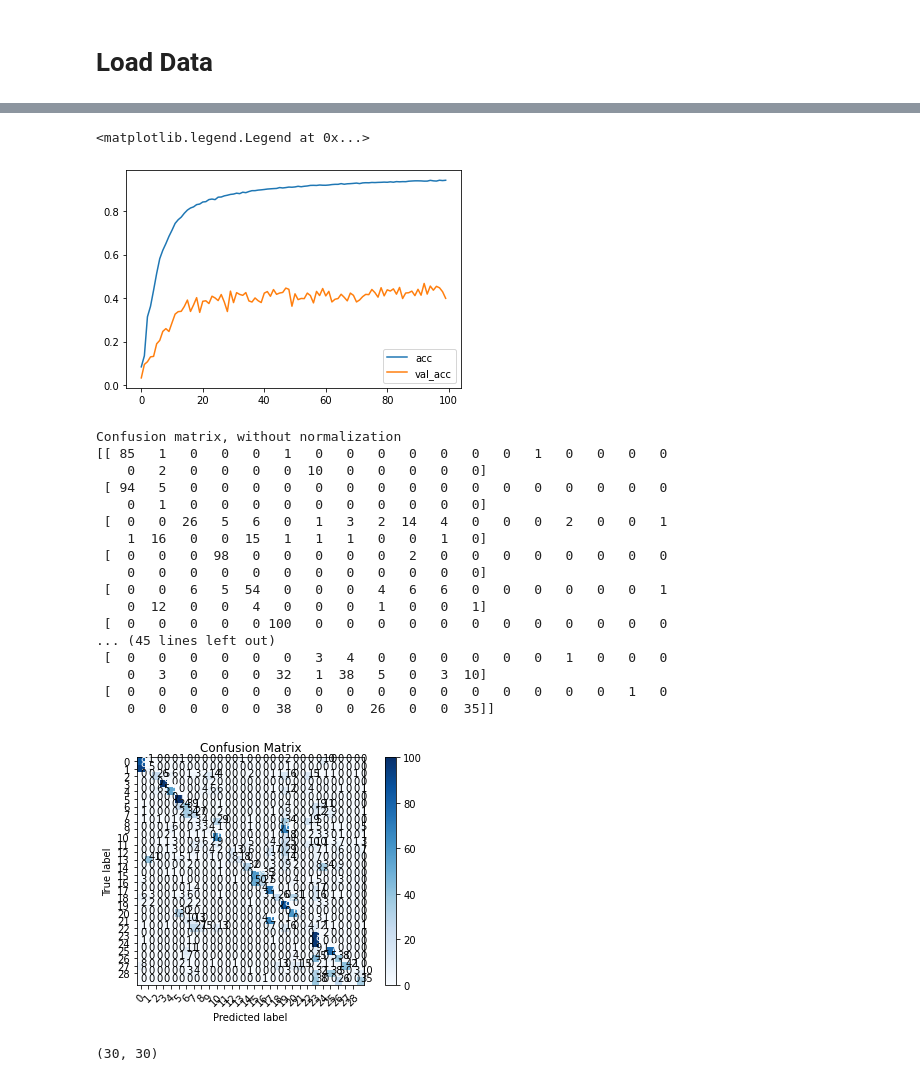
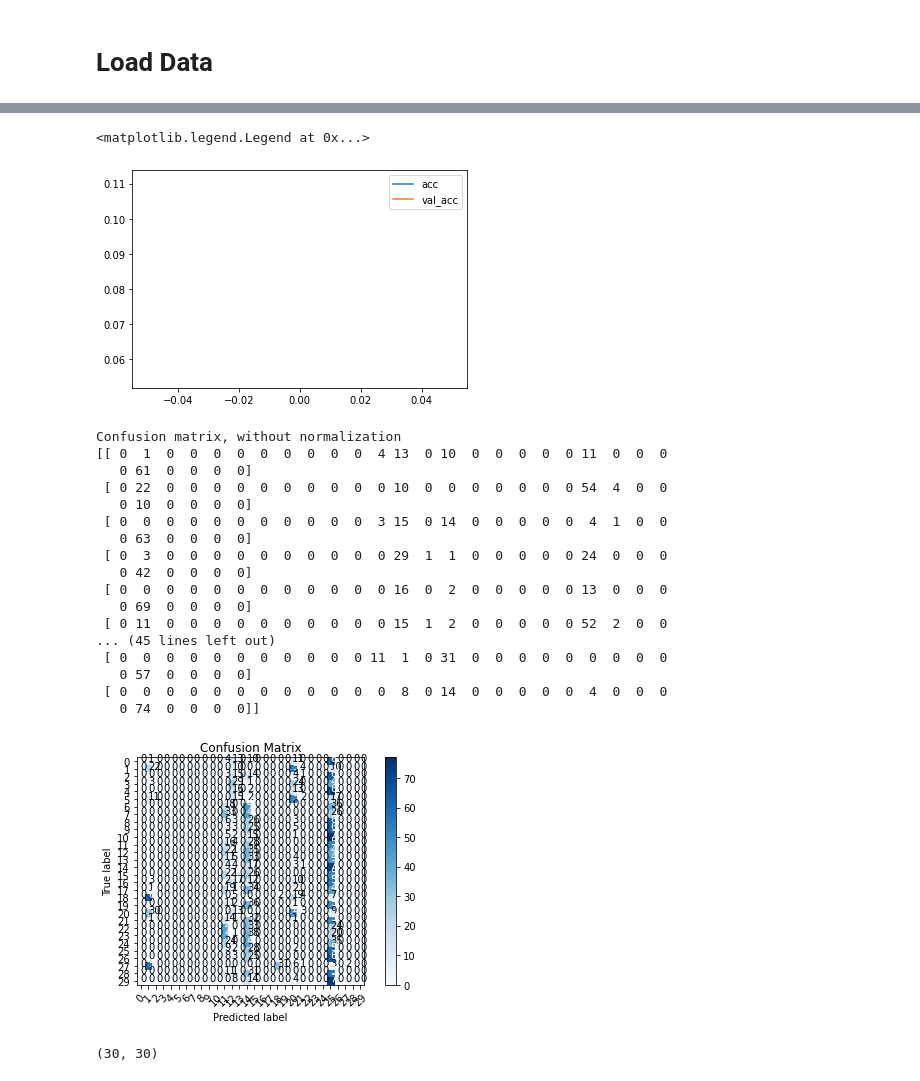
Before and after one commit to FLC-ML/practicespace, a Jupyter notebook: Time_Series_classification.ipynb, the cells around one changed output, grey strips where cells are left out. Saved outputs shown, nothing was run; the diff lists cells and outputs as text; code cells hidden in the pictures.

```diff
--- a/Time_Series_classification.ipynb
+++ b/Time_Series_classification.ipynb
@@ -80,7 +112,9 @@ new x shape: (60000, 1000, 1)
 # %%
 ### Build the Model
 i = Input(shape=X_train[0].shape)
-x = LSTM(100)(i)
+x = LSTM(1000, return_sequences=True)(i)
+x = GlobalMaxPool1D()(x) # Need to use strided convolutions instead.
 x = Dense(30, activation='softmax')(x)
 
 model = Model(i, x)
+model.summary()
@@ -89,5 +140,5 @@ model = Model(i, x)
 model.compile(optimizer='adam',
               loss='sparse_categorical_crossentropy',
               metrics=['accuracy'])
-r = model.fit(X_train, y_train, validation_data=(X_test, y_test), epochs=100)
+r = model.fit(X_train, y_train, validation_data=(X_test, y_test), epochs=1)
 # %% [output]
@@ -123,7 +158,7 @@ plt.plot(r.history['val_accuracy'], label='val_acc')
 plt.legend()
 # %% [output]
 <matplotlib.legend.Legend at 0x...>
-[figure, old version]
+[figure, new version]
 # %%
 # Plot confusion matrix
 def plot_confusion_matrix(cm, classes,
@@ -137,48 +172,48 @@ def plot_confusion_matrix(cm, classes,
     else:
         print('Confusion matrix, without normalization')
 
     print(cm)
 
     plt.imshow(cm, interpolation='nearest', cmap=cmap)
     plt.title(title)
     plt.colorbar()
     tick_marks = np.arange(len(classes))
     plt.xticks(tick_marks, classes, rotation=45)
     plt.yticks(tick_marks, classes)
 
     fmt = '.2f' if normalize else 'd'
     thresh = cm.max() / 2.
     for i, j in itertools.product(range(cm.shape[0]), range(cm.shape[1])):
         plt.text(j, i, format(cm[i, j], fmt),
                  color="white" if cm[i, j] > thresh else "black")
 
     plt.tight_layout()
     plt.ylabel('True label')
     plt.xlabel('Predicted label')
     plt.show()
 
 p_test = model.predict(X_test).argmax(axis=1)
 cm = confusion_matrix(y_test, p_test)
-plot_confusion_matrix(cm, list(range(29)))
+plot_confusion_matrix(cm, list(range(30)))
 
 cm.shape
 # %% [output]
 Confusion matrix, without normalization
-[[ 85   1   0   0   0   1   0   0   0   0   0   0   0   1   0   0   0   0
-    0   2   0   0   0   0  10   0   0   0   0   0]
- [ 94   5   0   0   0   0   0   0   0   0   0   0   0   0   0   0   0   0
-    0   1   0   0   0   0   0   0   0   0   0   0]
- [  0   0  26   5   6   0   1   3   2  14   4   0   0   0   2   0   0   1
-    1  16   0   0  15   1   1   1   0   0   1   0]
- [  0   0   0  98   0   0   0   0   0   2   0   0   0   0   0   0   0   0
-    0   0   0   0   0   0   0   0   0   0   0   0]
- [  0   0   6   5  54   0   0   0   4   6   6   0   0   0   0   0   0   1
-    0  12   0   0   4   0   0   0   1   0   0   1]
- [  0   0   0   0   0 100   0   0   0   0   0   0   0   0   0   0   0   0
+[[ 0  1  0  0  0  0  0  0  0  0  0  4 13  0 10  0  0  0  0  0 11  0  0  0
+   0 61  0  0  0  0]
+ [ 0 22  0  0  0  0  0  0  0  0  0  0 10  0  0  0  0  0  0  0 54  4  0  0
+   0 10  0  0  0  0]
+ [ 0  0  0  0  0  0  0  0  0  0  0  3 15  0 14  0  0  0  0  0  4  1  0  0
+   0 63  0  0  0  0]
+ [ 0  3  0  0  0  0  0  0  0  0  0  0 29  1  1  0  0  0  0  0 24  0  0  0
+   0 42  0  0  0  0]
+ [ 0  0  0  0  0  0  0  0  0  0  0  0 16  0  2  0  0  0  0  0 13  0  0  0
+   0 69  0  0  0  0]
+ [ 0 11  0  0  0  0  0  0  0  0  0  0 15  1  2  0  0  0  0  0 52  2  0  0
 ... (45 lines left out)
- [  0   0   0   0   0   0   3   4   0   0   0   0   0   0   1   0   0   0
-    0   3   0   0   0  32   1  38   5   0   3  10]
- [  0   0   0   0   0   0   0   0   0   0   0   0   0   0   0   0   1   0
-    0   0   0   0   0  38   0   0  26   0   0  35]]
+ [ 0  0  0  0  0  0  0  0  0  0  0 11  1  0 31  0  0  0  0  0  0  0  0  0
+   0 57  0  0  0  0]
+ [ 0  0  0  0  0  0  0  0  0  0  0  0  8  0 14  0  0  0  0  0  4  0  0  0
+   0 74  0  0  0  0]]
-[figure, old version]
+[figure, new version]
 (30, 30)
```
Also changed, not shown: parts of 10 cells of this notebook.
